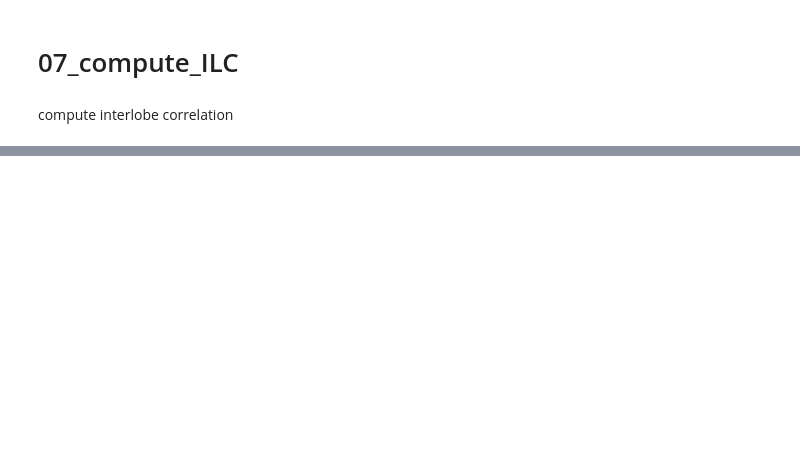
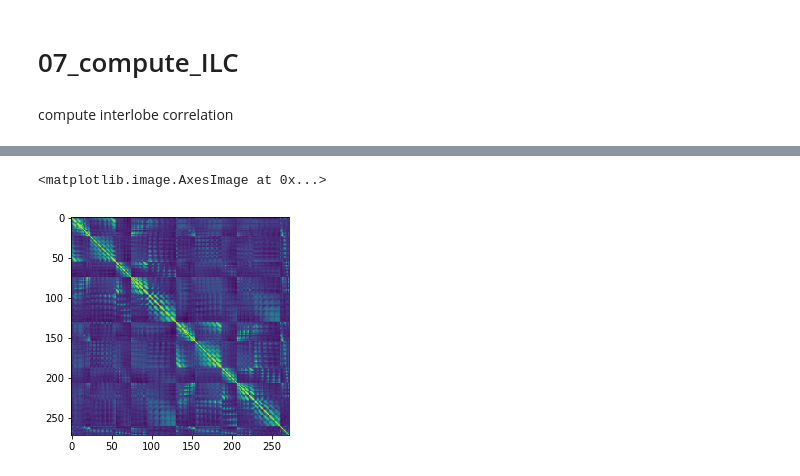
Before and after one commit to BNUCNL/MEG_Gump, a Jupyter notebook: tech_val/07_compute_ILC.ipynb, the cells around one changed output, grey strips where cells are left out. Saved outputs shown, nothing was run; the diff lists cells and outputs as text; code cells hidden in the pictures; blank space fills up the shorter version.

```diff
--- a/tech_val/07_compute_ILC.ipynb
+++ b/tech_val/07_compute_ILC.ipynb
@@ -103,0 +113,18 @@ data_pth = '/nfs/s2/userhome/daiyuxuan/workingdir/MEG-paper/output_data'
+# %%
+# compute ILC
+# get ref picks
+data_ref = extract_megdata(pre_root, '01', '01')
+picks_ref = get_picks(data_ref)
+
+ilc = {}
+for sub in sub_list:
+    ilc[sub] = []
+    if sub == '01':
+        run_ls = run_list + ['09']
+    else:
+        run_ls = run_list
+
+    for run in run_ls:
+        megdata = extract_megdata(post_root, sub, run)
+        events = extract_events(post_root, sub, run)
+        ilc[sub].append(compute_ILC(megdata, events, picks_ref))
@@ -104,17 +150,11 @@ data_pth = '/nfs/s2/userhome/daiyuxuan/workingdir/MEG-paper/output_data'
 # %%
-interlobe_corr = {}
-for sub in sub_list:
-    interlobe_corr[sub] = []
-    if sub == '01':
-        run_ls = run_list + ['09']
-    else:
-        run_ls = run_list
-    for run in run_ls:
-        mean_lobe_corr = compute_intercorr(sub, run, bids_root)
-        interlobe_corr[sub].append(mean_lobe_corr)
-
 # save ILC data
-for sub in sub_list[1:]:
-    interlobe_corr[sub].append(np.nan)
-df = pd.DataFrame(interlobe_corr, columns=sub_list, index=run_list+['09'])
-df.to_pickle(pjoin(data_pth, 'interlobe_correlation.pickle'))
+for sub in list(ilc.keys())[1:]:
+    ilc[sub].append(np.nan)
+df = pd.DataFrame(ilc, columns=sub_list, index=run_list+['09'])
+df.to_pickle(pjoin(results_pth, 'ilc.pickle'))
+# %%
+plt.imshow(ilc['01'][0])
+# %% [output]
+<matplotlib.image.AxesImage at 0x...>
+[figure, added]
```
Also changed, not shown: parts of 12 cells of this notebook, 6 other files.
